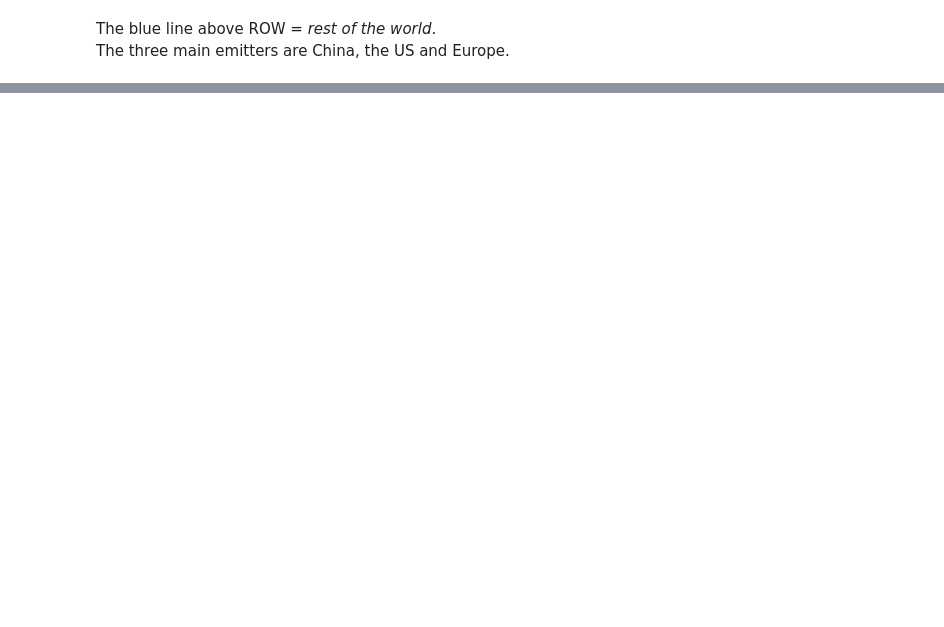
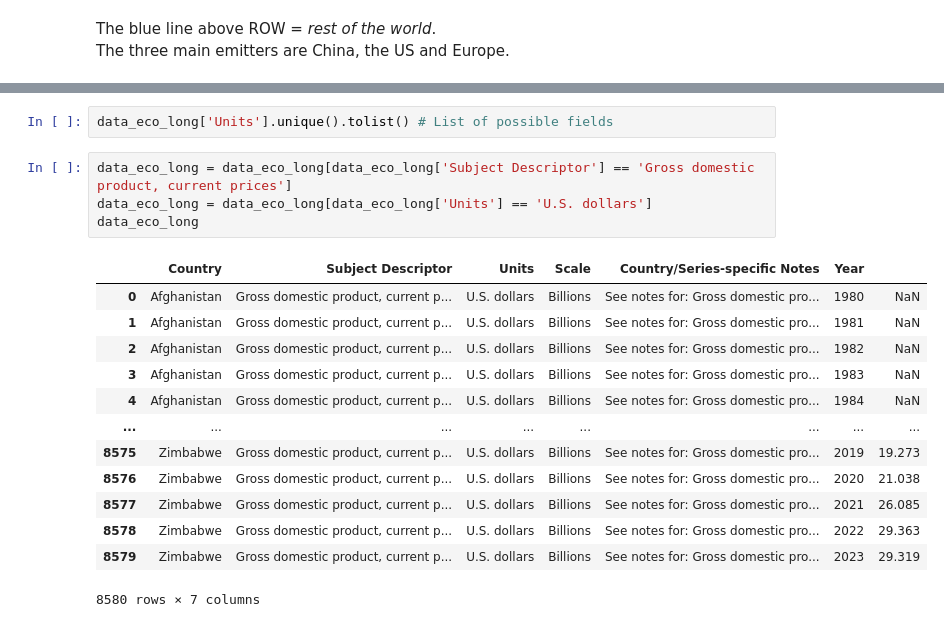
Before and after one commit to shokru/carbon_emissions, a Jupyter notebook: carbon.ipynb, the cells around one changed output, grey strips where cells are left out. Saved outputs shown, nothing was run; the diff lists cells and outputs as text; blank space fills up the shorter version.

```diff
--- a/carbon.ipynb
+++ b/carbon.ipynb
@@ -126,0 +160,20 @@ The three main emitters are China, the US and Europe.
+# %%
+data_eco_long['Units'].unique().tolist() # List of possible fields
+# %%
+data_eco_long = data_eco_long[data_eco_long['Subject Descriptor'] == 'Gross domestic product, current prices']
+data_eco_long = data_eco_long[data_eco_long['Units'] == 'U.S. dollars']
+data_eco_long
+# %% [output]
+|  | Country | Subject Descriptor | Units | Scale | Country/Series-specific Notes | Year |  |
+| 0 | Afghanistan | Gross domestic product, current p... | U.S. dollars | Billions | See notes for: Gross domestic pro... | 1980 | NaN |
+| 1 | Afghanistan | Gross domestic product, current p... | U.S. dollars | Billions | See notes for: Gross domestic pro... | 1981 | NaN |
+| 2 | Afghanistan | Gross domestic product, current p... | U.S. dollars | Billions | See notes for: Gross domestic pro... | 1982 | NaN |
+| 3 | Afghanistan | Gross domestic product, current p... | U.S. dollars | Billions | See notes for: Gross domestic pro... | 1983 | NaN |
+| 4 | Afghanistan | Gross domestic product, current p... | U.S. dollars | Billions | See notes for: Gross domestic pro... | 1984 | NaN |
+| ... | ... | ... | ... | ... | ... | ... | ... |
+| 8575 | Zimbabwe | Gross domestic product, current p... | U.S. dollars | Billions | See notes for: Gross domestic pro... | 2019 | 19.273 |
+| 8576 | Zimbabwe | Gross domestic product, current p... | U.S. dollars | Billions | See notes for: Gross domestic pro... | 2020 | 21.038 |
+| 8577 | Zimbabwe | Gross domestic product, current p... | U.S. dollars | Billions | See notes for: Gross domestic pro... | 2021 | 26.085 |
+| 8578 | Zimbabwe | Gross domestic product, current p... | U.S. dollars | Billions | See notes for: Gross domestic pro... | 2022 | 29.363 |
+| 8579 | Zimbabwe | Gross domestic product, current p... | U.S. dollars | Billions | See notes for: Gross domestic pro... | 2023 | 29.319 |
+8580 rows × 7 columns
```
Also changed, not shown: parts of 8 cells of this notebook.
